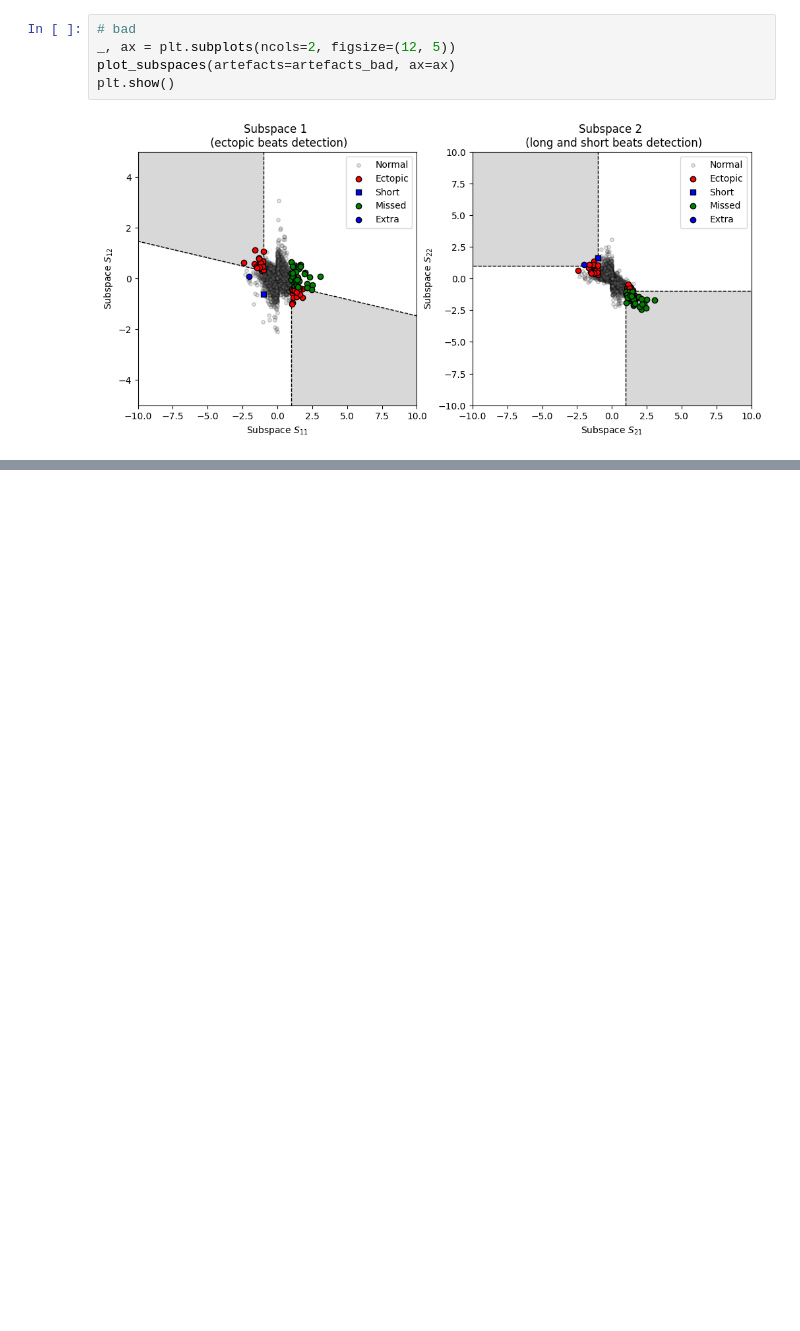
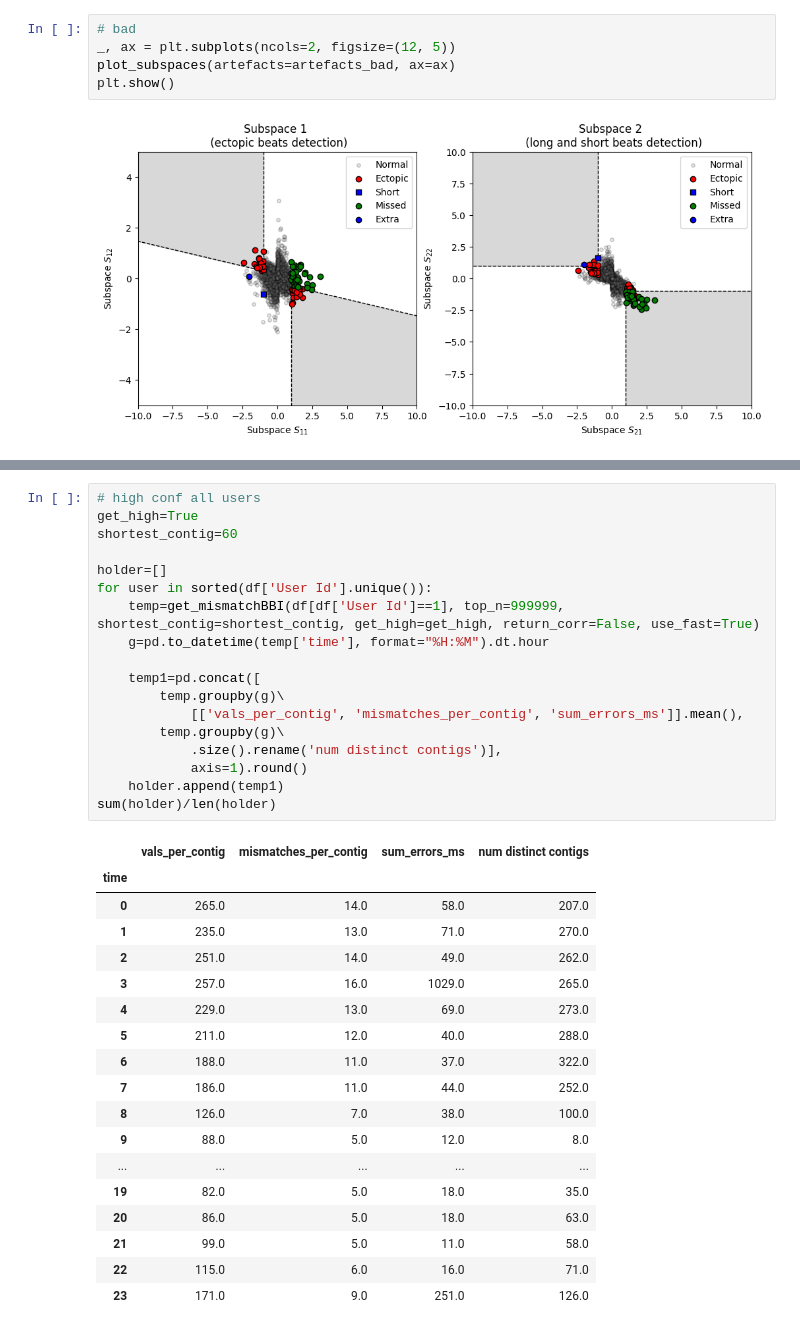
Before and after one commit to mol2people/tiktok_hrv, a Jupyter notebook: eda_hrv.ipynb, the cells around one changed output, grey strips where cells are left out. Saved outputs shown, nothing was run; the diff lists cells and outputs as text; blank space fills up the shorter version.

```diff
--- a/eda_hrv.ipynb
+++ b/eda_hrv.ipynb
@@ -601,0 +672,37 @@ plt.show()
+# %%
+# high conf all users
+get_high=True
+shortest_contig=60
+
+holder=[]
+for user in sorted(df['User Id'].unique()):
+    temp=get_mismatchBBI(df[df['User Id']==1], top_n=999999, shortest_contig=shortest_contig, get_high=get_high, return_corr=False, use_fast=True)
+    g=pd.to_datetime(temp['time'], format="%H:%M").dt.hour
+
+    temp1=pd.concat([
+        temp.groupby(g)\
+            [['vals_per_contig', 'mismatches_per_contig', 'sum_errors_ms']].mean(),
+        temp.groupby(g)\
+            .size().rename('num distinct contigs')],
+            axis=1).round()
+    holder.append(temp1)
+sum(holder)/len(holder)
+# %% [output]
+|  | vals_per_contig | mismatches_per_contig | sum_errors_ms | num distinct contigs |
+| time |  |  |  |  |
+| 0 | 265.0 | 14.0 | 58.0 | 207.0 |
+| 1 | 235.0 | 13.0 | 71.0 | 270.0 |
+| 2 | 251.0 | 14.0 | 49.0 | 262.0 |
+| 3 | 257.0 | 16.0 | 1029.0 | 265.0 |
+| 4 | 229.0 | 13.0 | 69.0 | 273.0 |
+| 5 | 211.0 | 12.0 | 40.0 | 288.0 |
+| 6 | 188.0 | 11.0 | 37.0 | 322.0 |
+| 7 | 186.0 | 11.0 | 44.0 | 252.0 |
+| 8 | 126.0 | 7.0 | 38.0 | 100.0 |
+| 9 | 88.0 | 5.0 | 12.0 | 8.0 |
+| ... | ... | ... | ... | ... |
+| 19 | 82.0 | 5.0 | 18.0 | 35.0 |
+| 20 | 86.0 | 5.0 | 18.0 | 63.0 |
+| 21 | 99.0 | 5.0 | 11.0 | 58.0 |
+| 22 | 115.0 | 6.0 | 16.0 | 71.0 |
+| 23 | 171.0 | 9.0 | 251.0 | 126.0 |
```
Also changed, not shown: parts of 17 cells of this notebook, 1 other file.
